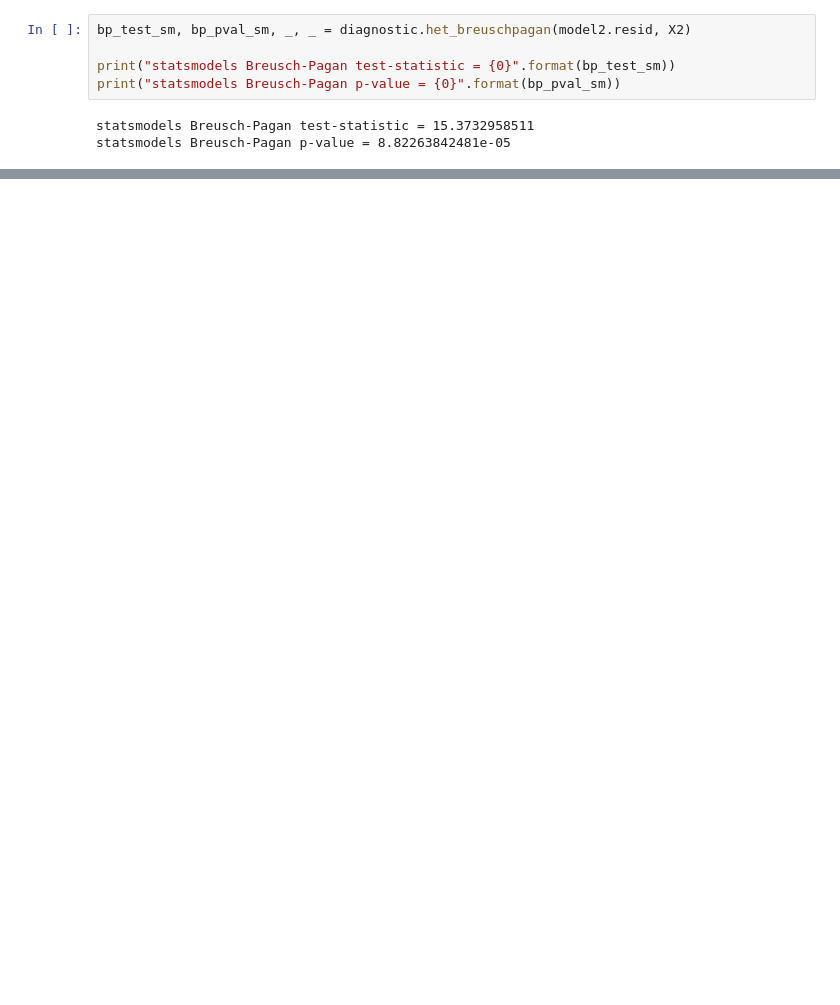
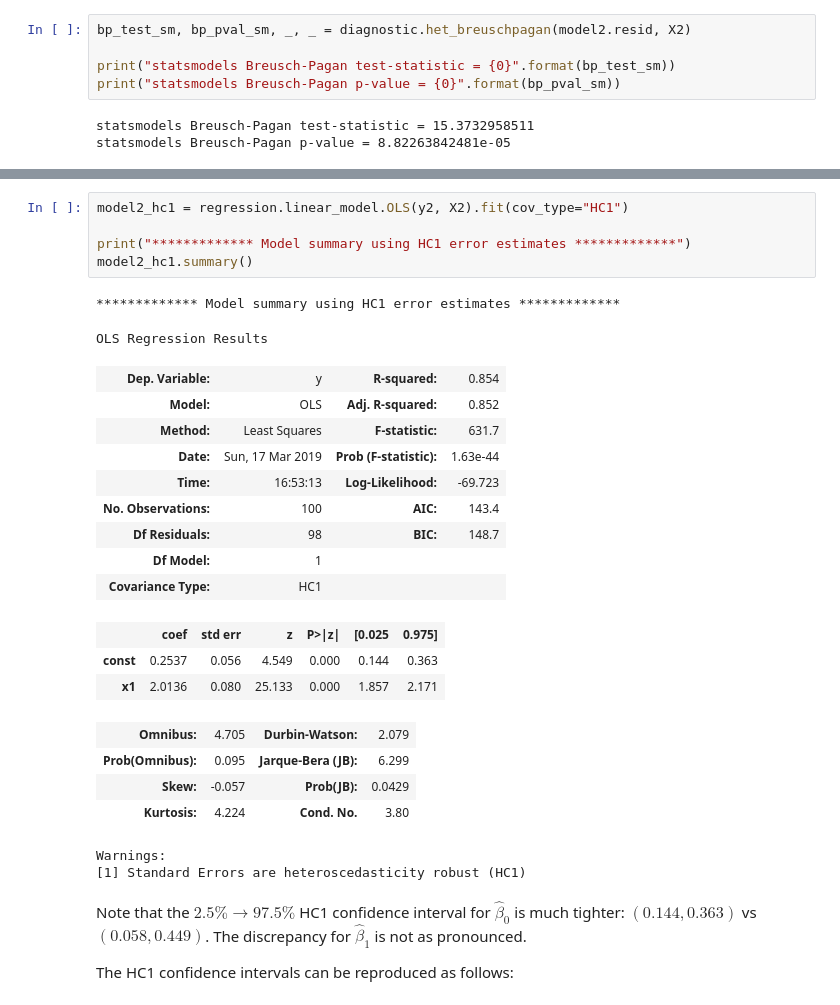
Before and after one commit to siavashaslanbeigi/stats_notes, a Jupyter notebook: linreg_assumptions.ipynb, the cells around one changed output, grey strips where cells are left out. Cells and saved outputs as stored; diff of their text form; blank space fills up the shorter version.

```diff
--- a/linreg_assumptions.ipynb
+++ b/linreg_assumptions.ipynb
@@ -395,0 +853,30 @@ Excellent, our values match!
+# %%
+model2_hc1 = regression.linear_model.OLS(y2, X2).fit(cov_type="HC1")
+
+print("************* Model summary using HC1 error estimates *************")
+model2_hc1.summary()
+# %% [output]
+************* Model summary using HC1 error estimates *************
+OLS Regression Results
+| Dep. Variable: | y | R-squared: | 0.854 |
+| Model: | OLS | Adj. R-squared: | 0.852 |
+| Method: | Least Squares | F-statistic: | 631.7 |
+| Date: | Sun, 17 Mar 2019 | Prob (F-statistic): | 1.63e-44 |
+| Time: | 16:53:13 | Log-Likelihood: | -69.723 |
+| No. Observations: | 100 | AIC: | 143.4 |
+| Df Residuals: | 98 | BIC: | 148.7 |
+| Df Model: | 1 |  |  |
+| Covariance Type: | HC1 |  |  |
+|  | coef | std err | z | P>|z| | [0.025 | 0.975] |
+| const | 0.2537 | 0.056 | 4.549 | 0.000 | 0.144 | 0.363 |
+| x1 | 2.0136 | 0.080 | 25.133 | 0.000 | 1.857 | 2.171 |
+| Omnibus: | 4.705 | Durbin-Watson: | 2.079 |
+| Prob(Omnibus): | 0.095 | Jarque-Bera (JB): | 6.299 |
+| Skew: | -0.057 | Prob(JB): | 0.0429 |
+| Kurtosis: | 4.224 | Cond. No. | 3.80 |
+Warnings:
+[1] Standard Errors are heteroscedasticity robust (HC1)
+# %% [markdown]
+Note that the $2.5\% \to 97.5\%$ HC1 confidence interval for $\hat{\beta}_0$ is much tighter: $(0.144, 0.363)$ vs $(0.058, 0.449)$. The discrepancy for $\hat{\beta}_1$ is not as pronounced.
+
+The HC1 confidence intervals can be reproduced as follows:
```
Also changed, not shown: parts of 26 cells of this notebook.
